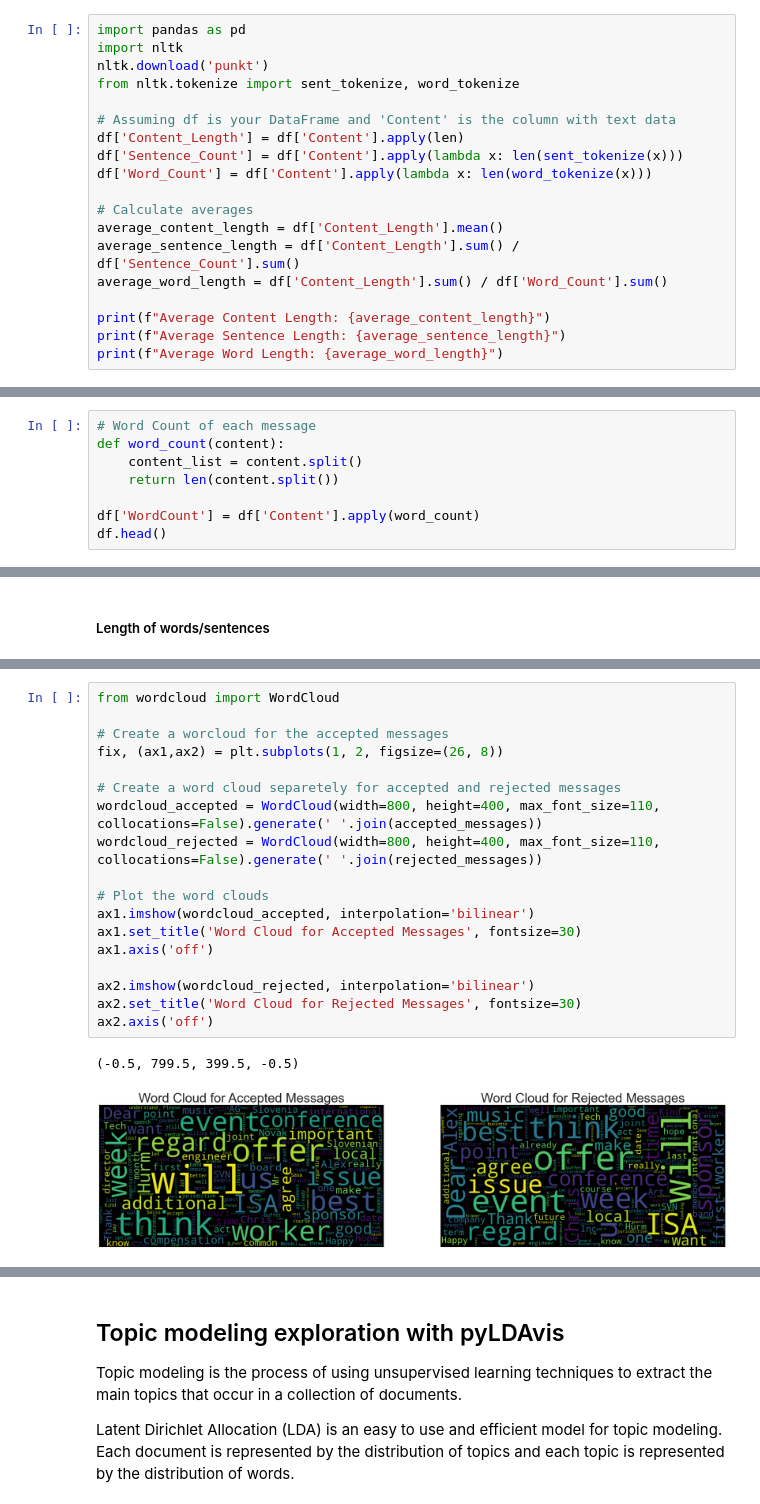
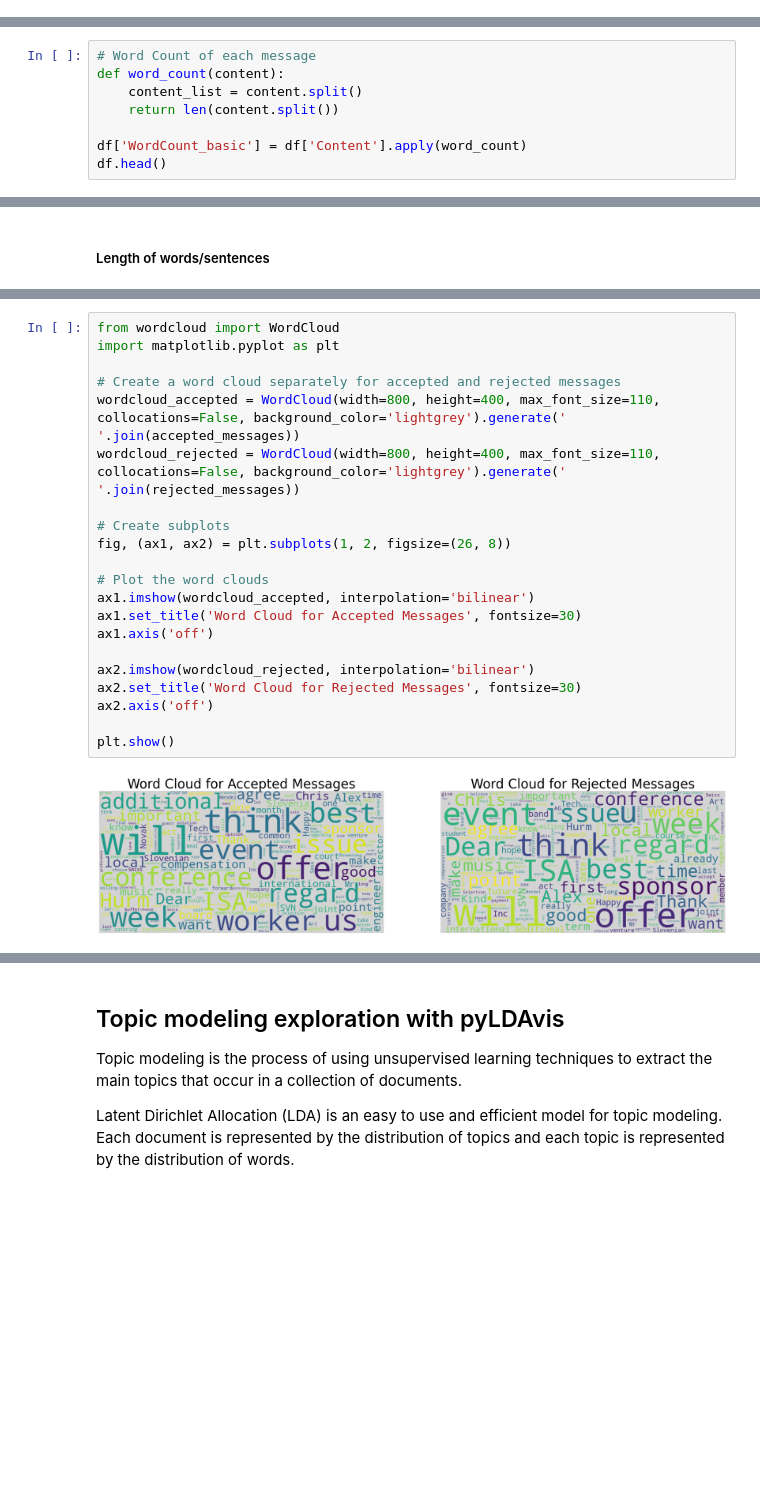
Before and after one commit to 0Taan0/AiiA_Assignment, a Jupyter notebook: Data_Exploration/Data_Exploration_13.ipynb, the cells around one changed output, grey strips where cells are left out. Saved outputs shown, nothing was run; the diff lists cells and outputs as text; blank space fills up the shorter version.

```diff
--- a/Data_Exploration/Data_Exploration_13.ipynb
+++ b/Data_Exploration/Data_Exploration_13.ipynb
@@ -126,19 +144,0 @@ First, I’ll take a look at the number of characters present in each sentence.
-# %%
-import pandas as pd
-import nltk
-nltk.download('punkt')
-from nltk.tokenize import sent_tokenize, word_tokenize
-
-# Assuming df is your DataFrame and 'Content' is the column with text data
-df['Content_Length'] = df['Content'].apply(len)
-df['Sentence_Count'] = df['Content'].apply(lambda x: len(sent_tokenize(x)))
-df['Word_Count'] = df['Content'].apply(lambda x: len(word_tokenize(x)))
-
-# Calculate averages
-average_content_length = df['Content_Length'].mean()
-average_sentence_length = df['Content_Length'].sum() / df['Sentence_Count'].sum()
-average_word_length = df['Content_Length'].sum() / df['Word_Count'].sum()
-
-print(f"Average Content Length: {average_content_length}")
-print(f"Average Sentence Length: {average_sentence_length}")
-print(f"Average Word Length: {average_word_length}")
@@ -197,6 +159,6 @@ def word_count(content):
     content_list = content.split()
     return len(content.split())
 
-df['WordCount'] = df['Content'].apply(word_count)
+df['WordCount_basic'] = df['Content'].apply(word_count)
 df.head()
 # %% [output]
@@ -301,21 +494,23 @@ Now we will run a topic analysis and generate a WordCloud to visualize the most
 # %%
 from wordcloud import WordCloud
+import matplotlib.pyplot as plt
 
-# Create a worcloud for the accepted messages
-fix, (ax1,ax2) = plt.subplots(1, 2, figsize=(26, 8))
+# Create a word cloud separately for accepted and rejected messages
+wordcloud_accepted = WordCloud(width=800, height=400, max_font_size=110, collocations=False, background_color='lightgrey').generate(' '.join(accepted_messages))
+wordcloud_rejected = WordCloud(width=800, height=400, max_font_size=110, collocations=False, background_color='lightgrey').generate(' '.join(rejected_messages))
 
-# Create a word cloud separetely for accepted and rejected messages
-wordcloud_accepted = WordCloud(width=800, height=400, max_font_size=110, collocations=False).generate(' '.join(accepted_messages))
-wordcloud_rejected = WordCloud(width=800, height=400, max_font_size=110, collocations=False).generate(' '.join(rejected_messages))
+# Create subplots
+fig, (ax1, ax2) = plt.subplots(1, 2, figsize=(26, 8))
 
 # Plot the word clouds
 ax1.imshow(wordcloud_accepted, interpolation='bilinear')
 ax1.set_title('Word Cloud for Accepted Messages', fontsize=30)
 ax1.axis('off')
 
 ax2.imshow(wordcloud_rejected, interpolation='bilinear')
 ax2.set_title('Word Cloud for Rejected Messages', fontsize=30)
 ax2.axis('off')
+
+plt.show()
 # %% [output]
-(-0.5, 799.5, 399.5, -0.5)
-[figure, old version]
+[figure, new version]
```
Also changed, not shown: parts of 99 cells of this notebook.
